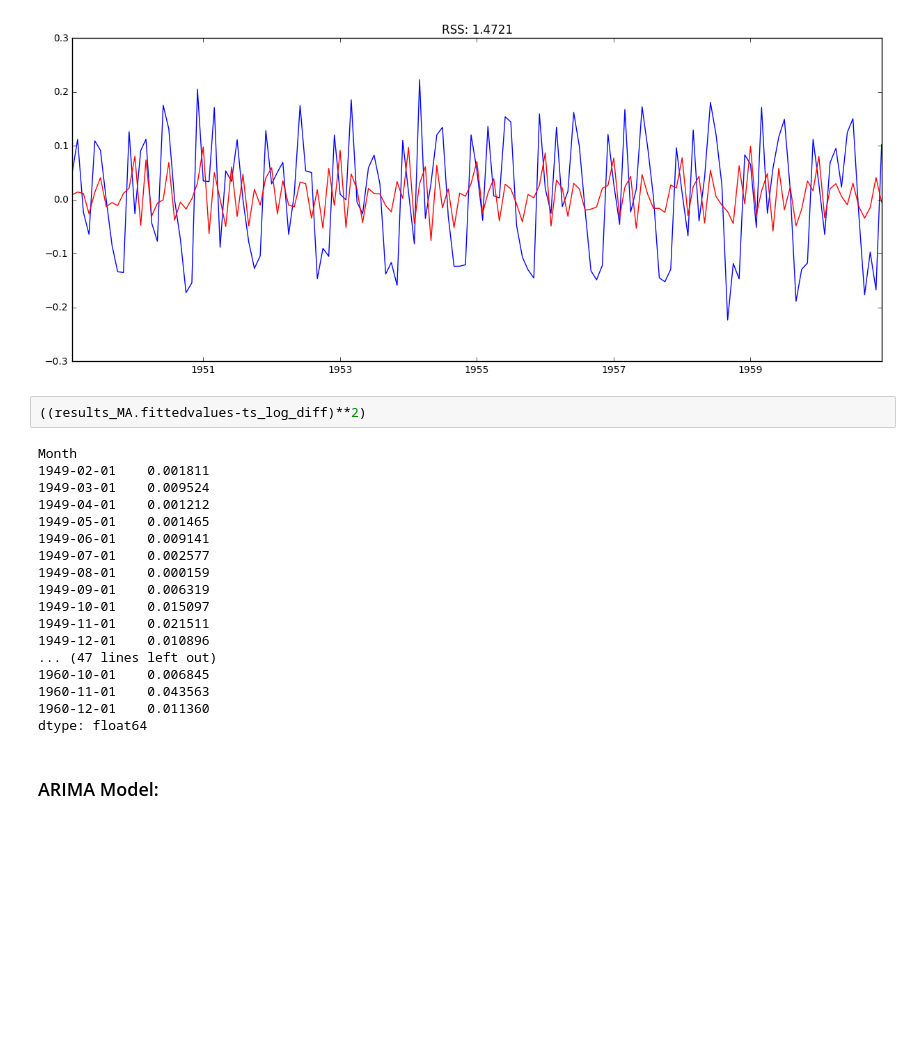
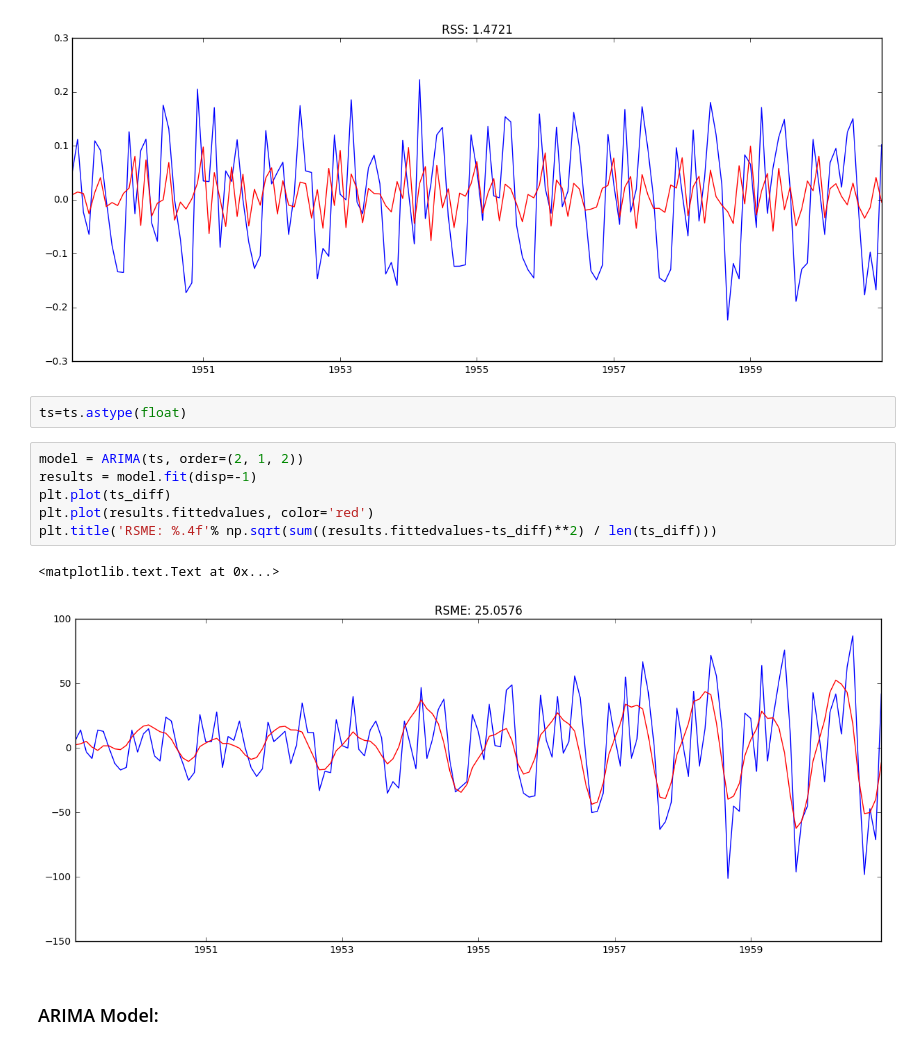
Before and after one commit to pedromorfeu/TFM, a Jupyter notebook: Time_Series_AirPassenger.ipynb, the cells around one changed output. Drawn from its saved outputs; the diff is of its cells as text; blank space fills up the shorter version.

Commit message:
thesis arima order

```diff
--- a/Time_Series_AirPassenger.ipynb
+++ b/Time_Series_AirPassenger.ipynb
@@ -410,26 +407,17 @@ plt.title('RSS: %.4f'% sum((results_MA.fittedvalues-ts_log_diff)**2))
 # %% [output]
 <matplotlib.text.Text at 0x...>
 [figure]
-# %%
-((results_MA.fittedvalues-ts_log_diff)**2)
-# %% [output]
-Month
-1949-02-01    0.001811
-1949-03-01    0.009524
-1949-04-01    0.001212
-1949-05-01    0.001465
-1949-06-01    0.009141
-1949-07-01    0.002577
-1949-08-01    0.000159
-1949-09-01    0.006319
-1949-10-01    0.015097
-1949-11-01    0.021511
-1949-12-01    0.010896
-... (47 lines left out)
-1960-10-01    0.006845
-1960-11-01    0.043563
-1960-12-01    0.011360
-dtype: float64
+# %%
+ts=ts.astype(float)
+# %%
+model = ARIMA(ts, order=(2, 1, 2))
+results = model.fit(disp=-1)
+plt.plot(ts_diff)
+plt.plot(results.fittedvalues, color='red')
+plt.title('RSME: %.4f'% np.sqrt(sum((results.fittedvalues-ts_diff)**2) / len(ts_diff)))
+# %% [output]
+<matplotlib.text.Text at 0x...>
+[figure, added]
 # %% [markdown]
 ### ARIMA Model:
 # %%
```
Also changed, not shown: parts of 3 cells of this notebook, 9 other files.
